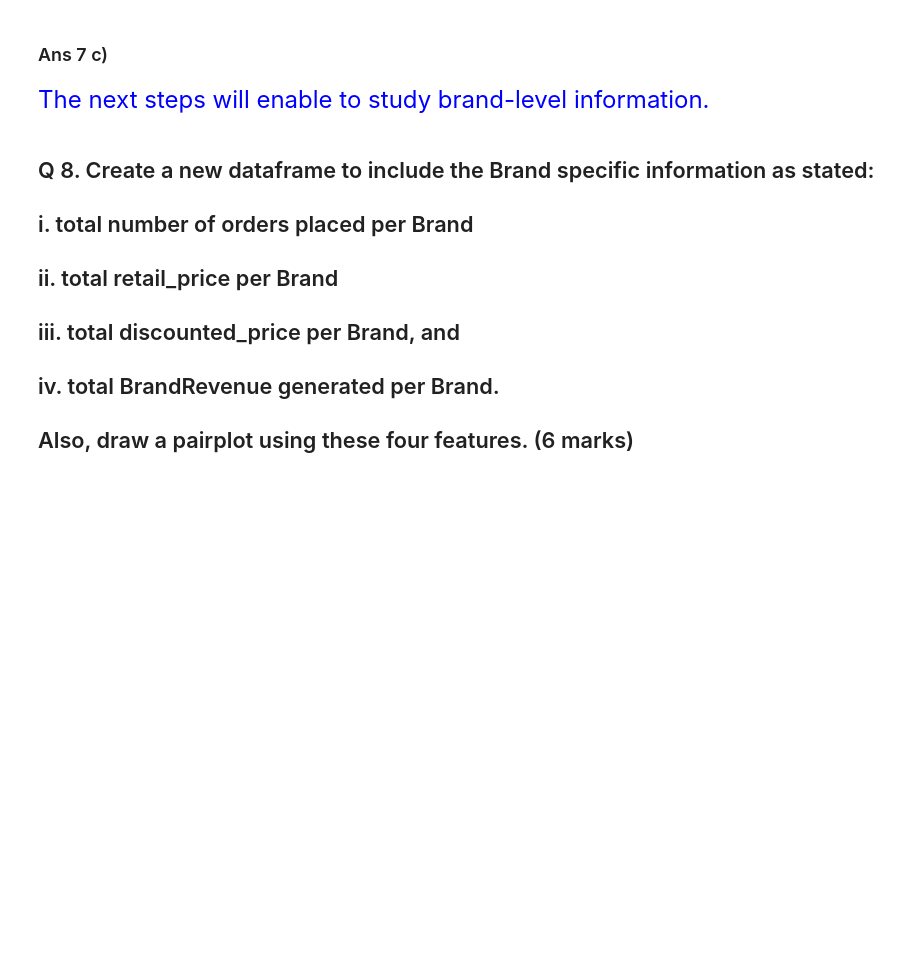
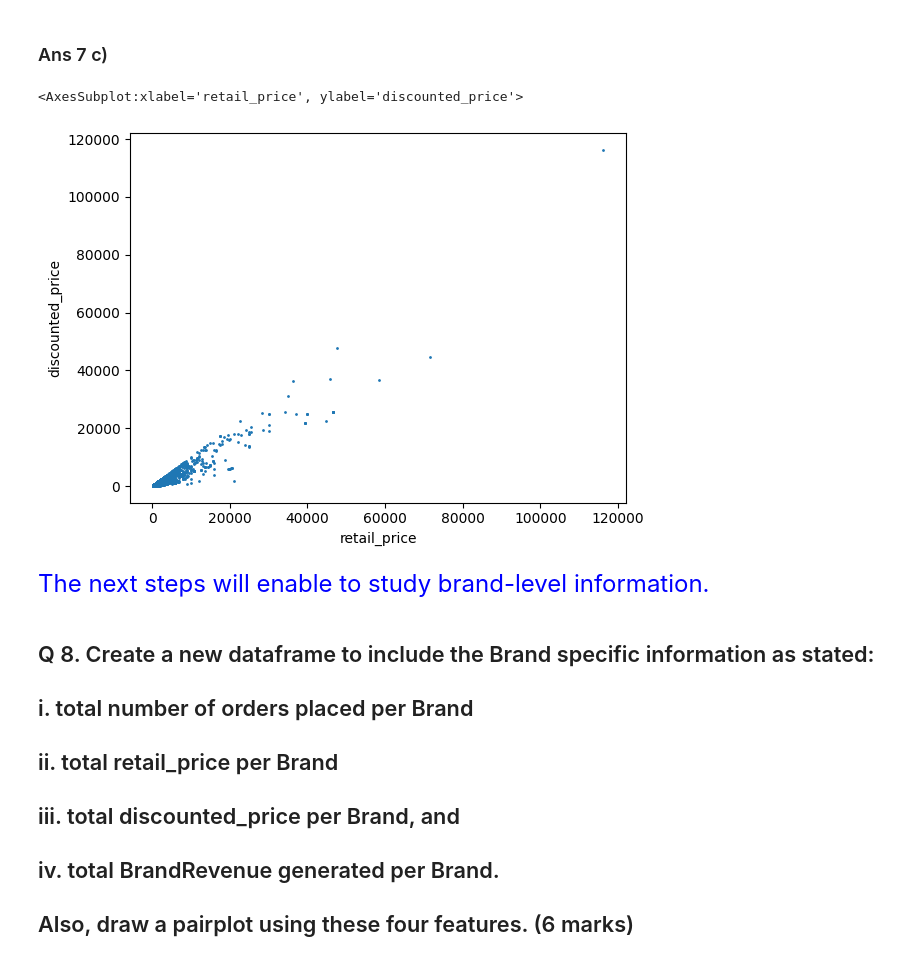
Before and after one commit to jamesholden097/benji, a Jupyter notebook: E-Commerce_Project_Student_File.ipynb, the cells around one changed output. Drawn from its saved outputs; the diff is of its cells as text; code cells hidden in the pictures; blank space fills up the shorter version.

```diff
--- a/E-Commerce_Project_Student_File.ipynb
+++ b/E-Commerce_Project_Student_File.ipynb
@@ -293,5 +312,10 @@ Let us now investigate multiple features for each product to determine any patte
 # %% [markdown]
 ### Ans 7 c)
+# %%
+ECom_Data.plot.scatter(x='retail_price', y='discounted_price', s=1)
+# %% [output]
+<AxesSubplot:xlabel='retail_price', ylabel='discounted_price'>
+[figure, added]
 # %% [markdown]
 <font color='blue'>
     <font size = 5>
```
Also changed, not shown: parts of 16 cells of this notebook, 1 other file.
